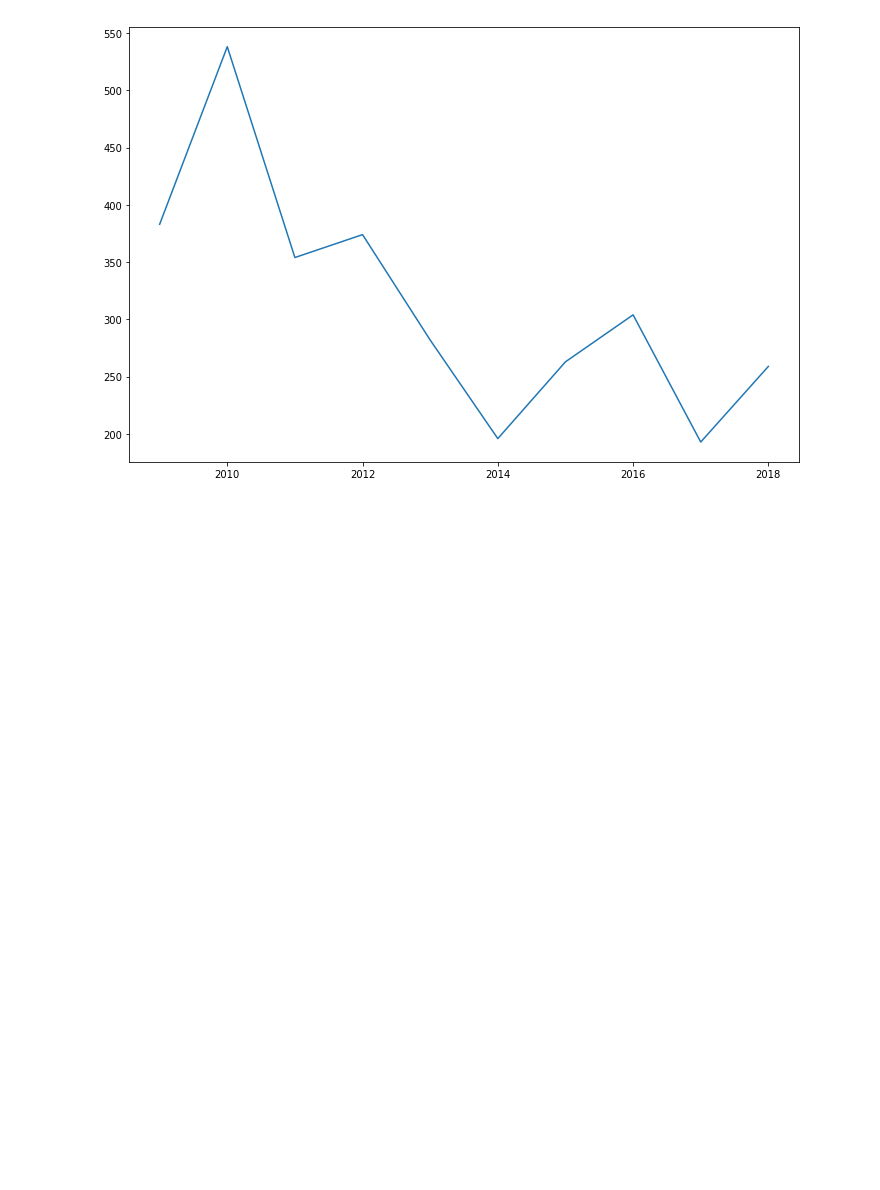
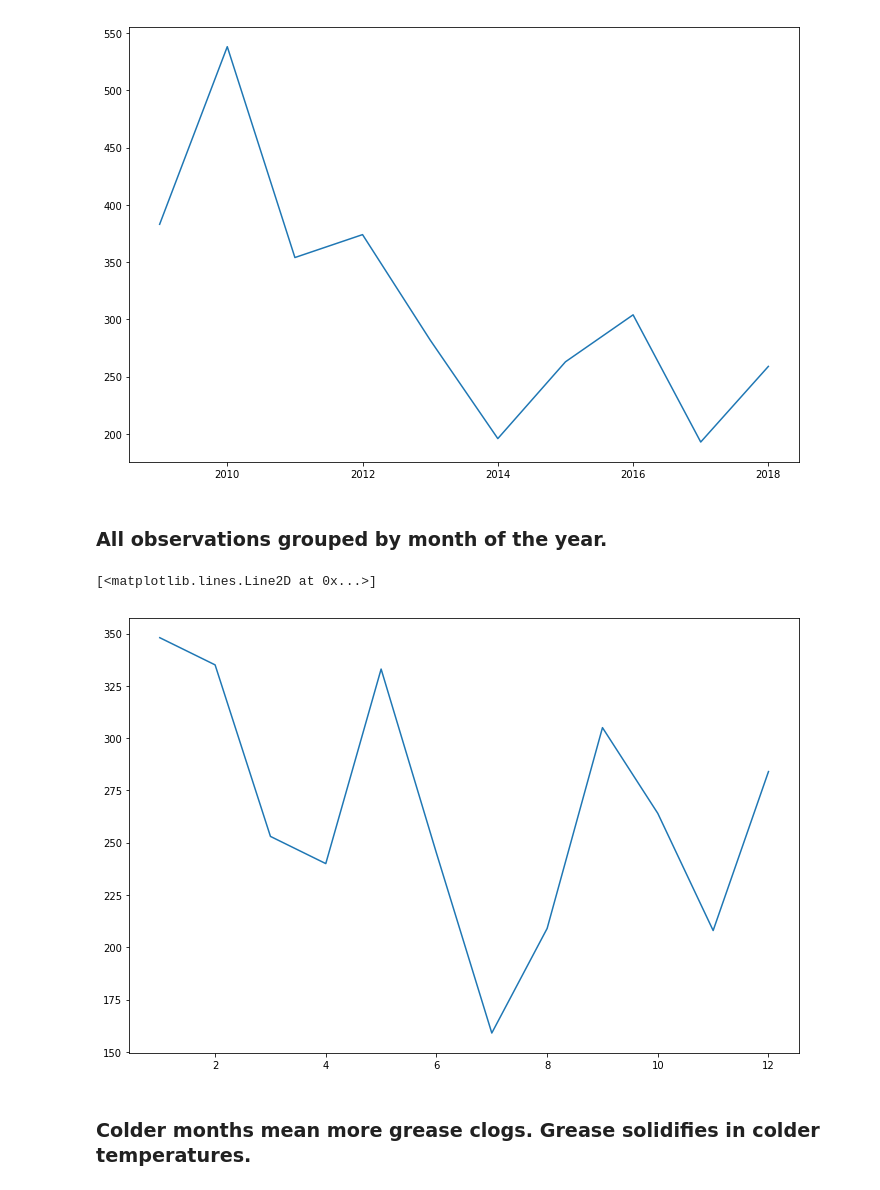
Before and after one commit to codeupada1/san-antonio-datathon-2019, a Jupyter notebook: master.ipynb, the cells around one changed output. Cells and saved outputs as stored; diff of their text form; code cells hidden in the pictures; blank space fills up the shorter version.

```diff
--- a/master.ipynb
+++ b/master.ipynb
@@ -873,3 +875,13 @@ plt.plot(df[df.year < 2019].groupby('year')['sso_id'].count())
 # %% [output]
 [<matplotlib.lines.Line2D at 0x...>]
 [figure]
+# %% [markdown]
+### All observations grouped by month of the year.
+# %%
+plt.figure(figsize=(12,8))
+plt.plot(df1.groupby('month')['spill_street_address'].count())
+# %% [output]
+[<matplotlib.lines.Line2D at 0x...>]
+[figure, added]
+# %% [markdown]
+### Colder months mean more grease clogs. Grease solidifies in colder temperatures.
```
Also changed, not shown: parts of 8 cells of this notebook.
